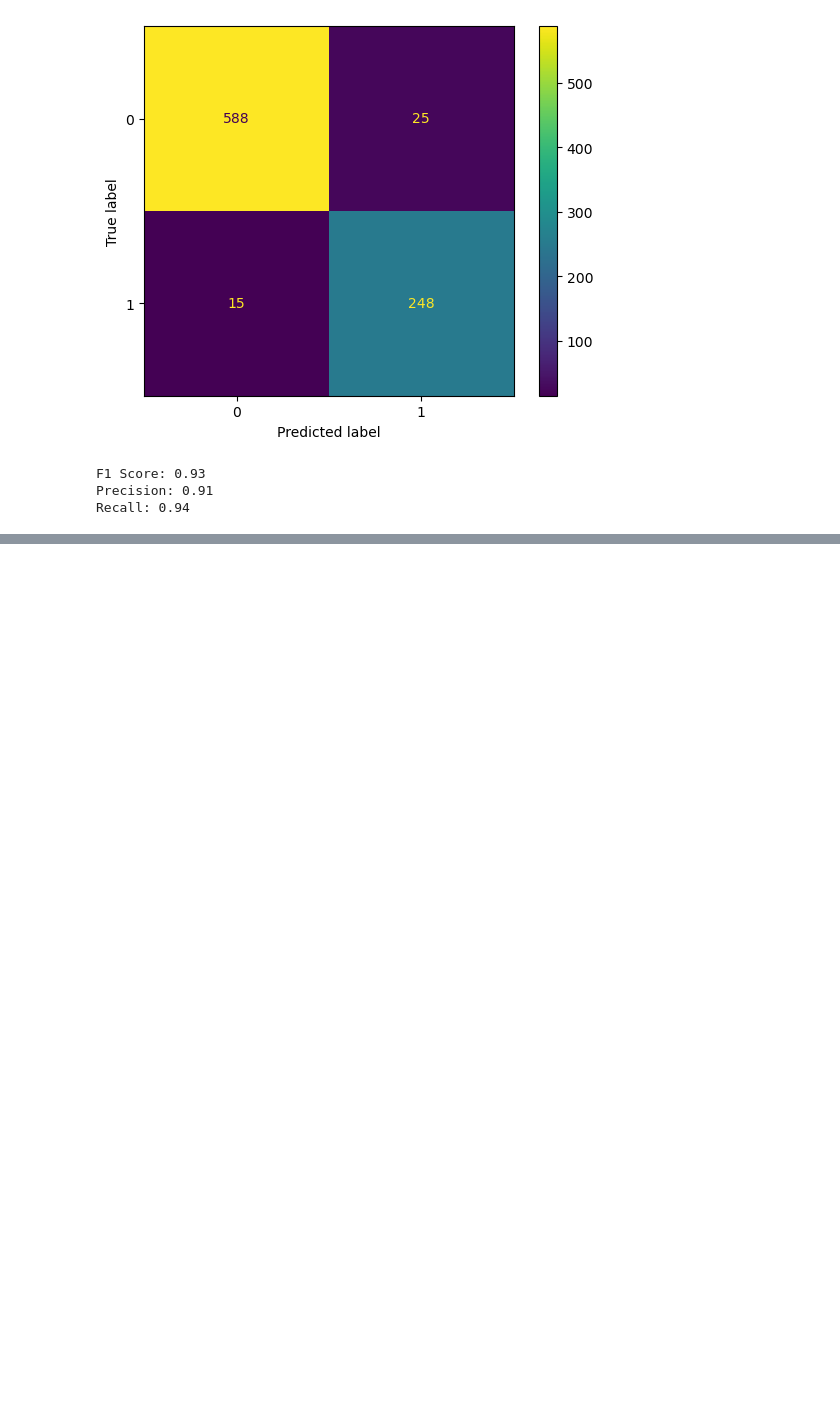
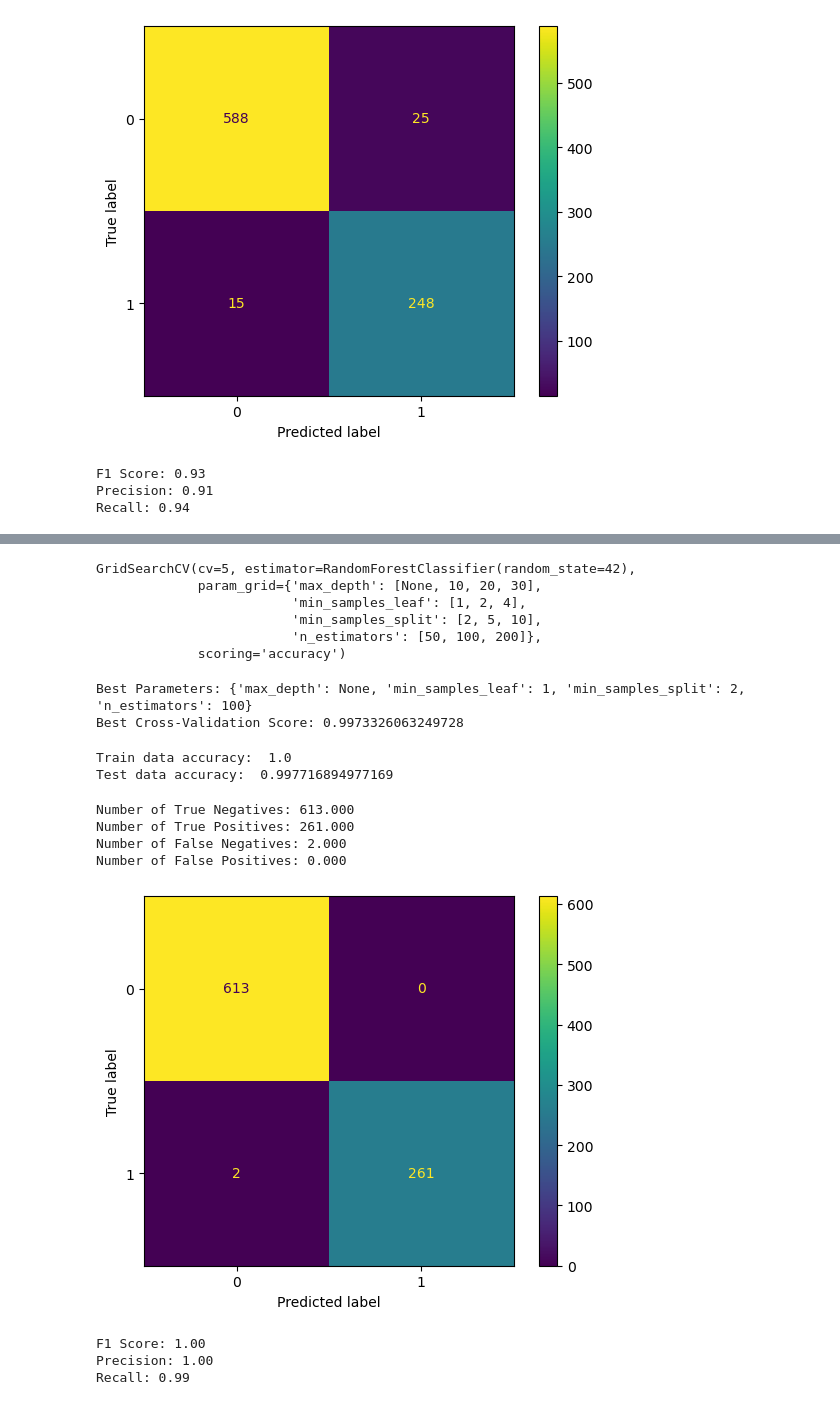
Before and after one commit to andrewa1270/ml-fraud-detector, a Jupyter notebook: fraud_detection_ml.ipynb, the cells around one changed output, grey strips where cells are left out. Drawn from its saved outputs; the diff is of its cells as text; code cells hidden in the pictures; blank space fills up the shorter version.

```diff
--- a/fraud_detection_ml.ipynb
+++ b/fraud_detection_ml.ipynb
@@ -472,0 +487,28 @@ Recall: 0.94
+# %%
+
+# Create Random Forest Model
+from sklearn.ensemble import RandomForestClassifier
+
+RandomForestClassifier()
+grid_search_rf = GridSearchCV(estimator=RandomForestClassifier(random_state=42),param_grid=param_grid, cv=5, scoring='accuracy')
+# %%
+grid_search_rf.fit(x_train, y_train)
+# %% [output]
+GridSearchCV(cv=5, estimator=RandomForestClassifier(random_state=42),
+             param_grid={'max_depth': [None, 10, 20, 30],
+                         'min_samples_leaf': [1, 2, 4],
+                         'min_samples_split': [2, 5, 10],
+                         'n_estimators': [50, 100, 200]},
+             scoring='accuracy')
+# %%
+# print out the best parameters
+print("Best Parameters:", grid_search_rf.best_params_)
+print("Best Cross-Validation Score:", grid_search_rf.best_score_)
+# %% [output]
+Best Parameters: {'max_depth': None, 'min_samples_leaf': 1, 'min_samples_split': 2, 'n_estimators': 100}
+Best Cross-Validation Score: 0.9973326063249728
+# %%
+rf_model = grid_search_rf.best_estimator_
+# %%
+y_train_prediction_rf = rf_model.predict(x_train)
+y_test_prediction_rf = rf_model.predict(x_test)
@@ -472,0 +519,38 @@ Recall: 0.94
+# %%
+
+# Print accuracy scores for train and test data
+print("Train data accuracy: ", y_train_accuracy_score_rf)
+print("Test data accuracy: ", y_test_accuracy_score_rf)
+# %% [output]
+Train data accuracy:  1.0
+Test data accuracy:  0.997716894977169
+# %%
+# plot a confusion matrix
+confusion_matrix = metrics.confusion_matrix(y_test,y_test_prediction_rf, labels=rf_model.classes_)
+disp = metrics.ConfusionMatrixDisplay(confusion_matrix=confusion_matrix, display_labels=rf_model.classes_)
+disp.plot()
+
+# Print confusion matrix values
+print("Number of True Negatives: {:.3f}".format(confusion_matrix[0,0]))
+print("Number of True Positives: {:.3f}".format(confusion_matrix[1,1]))
+print("Number of False Negatives: {:.3f}".format(confusion_matrix[1,0]))
+print("Number of False Positives: {:.3f}".format(confusion_matrix[0,1]))
+# %% [output]
+Number of True Negatives: 613.000
+Number of True Positives: 261.000
+Number of False Negatives: 2.000
+Number of False Positives: 0.000
+[figure, added]
+# %%
+#print f1 score, precision and recall
+f1 = metrics.f1_score(y_test, y_test_prediction_rf)
+precision = metrics.precision_score(y_test, y_test_prediction_rf)
+recall = metrics.recall_score(y_test, y_test_prediction_rf)
+
+print(f"F1 Score: {f1:.2f}")
+print(f"Precision: {precision:.2f}")
+print(f"Recall: {recall:.2f}")
+# %% [output]
+F1 Score: 1.00
+Precision: 1.00
+Recall: 0.99
```
Also changed, not shown: parts of 17 cells of this notebook, 1 other file.
